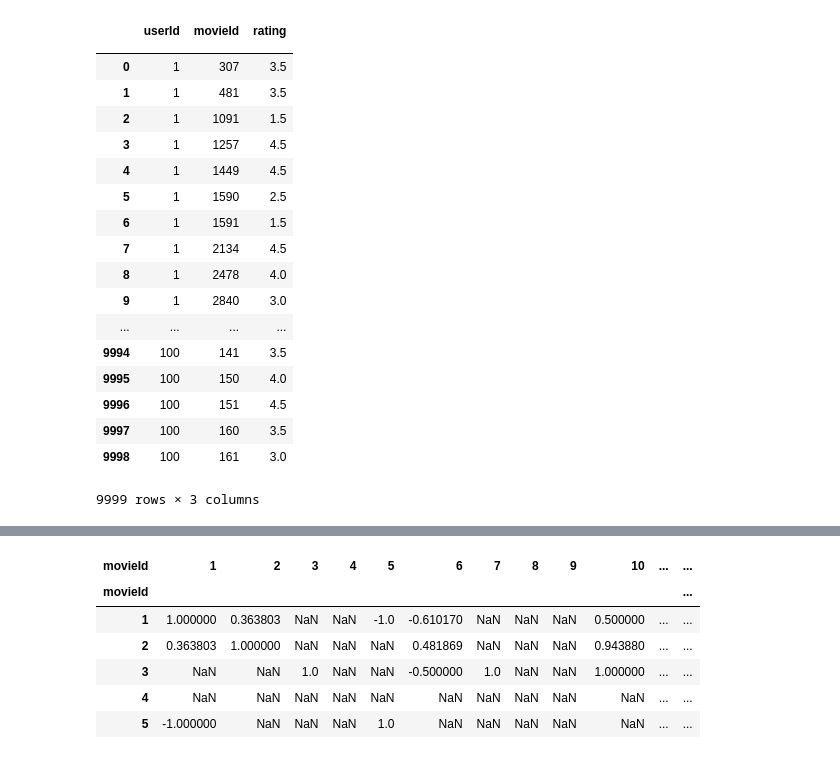
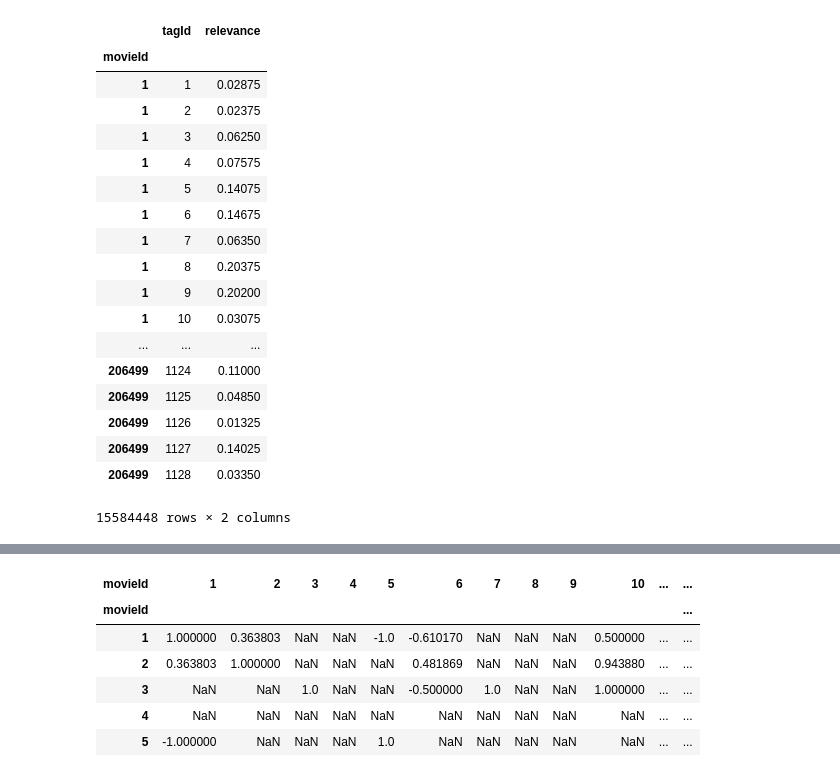
Before and after one commit to LJWill/MRS, a Jupyter notebook: itemCF.ipynb, the cells around one changed output, grey strips where cells are left out. Drawn from its saved outputs; the diff is of its cells as text; code cells hidden in the pictures.

```diff
--- a/itemCF.ipynb
+++ b/itemCF.ipynb
@@ -6,36 +7,40 @@ import seaborn as sns
 # from scipy.spatial.distance import cosine, correlation
 # %%
 # read data
-r_cols = ['', 'userId', 'movieId', 'rating']
-ratings = pd.read_csv('~/Downloads/smallRatingResult.csv',
+# r_cols = ['', 'userId', 'rating', 'timestamp', 'tmdbId']
+r_cols = ['movieId', 'tagId', 'relevance']
+ratings = pd.read_csv('~/Downloads/genome-scores.csv',
                       names=r_cols,
                       usecols=r_cols,
                       header=0,
                       index_col=0,
-                      low_memory=False,
-                      dtype={'userId':'int',
-                             'movieId':'int',
-                             'rating':'float'})
+#                       dtype={'userId':'int',
+#                              'rating':'float64',
+#                              'timestamp':'int64',
+#                              'tmdbId':'int64',
+#                             }
+                     )
 
-ratings.groupby('movieId')
+# ratings.drop('timestamp', inplace = True, axis=1)
+# ratings.groupby('movieId')
 ratings
 # %% [output]
-|  | userId | movieId | rating |
-|  |  |  |  |
-| 0 | 1 | 307 | 3.5 |
-| 1 | 1 | 481 | 3.5 |
-| 2 | 1 | 1091 | 1.5 |
-| 3 | 1 | 1257 | 4.5 |
-| 4 | 1 | 1449 | 4.5 |
-| 5 | 1 | 1590 | 2.5 |
-| 6 | 1 | 1591 | 1.5 |
-| 7 | 1 | 2134 | 4.5 |
-| 8 | 1 | 2478 | 4.0 |
-| 9 | 1 | 2840 | 3.0 |
-| ... | ... | ... | ... |
-| 9994 | 100 | 141 | 3.5 |
-| 9995 | 100 | 150 | 4.0 |
-| 9996 | 100 | 151 | 4.5 |
-| 9997 | 100 | 160 | 3.5 |
-| 9998 | 100 | 161 | 3.0 |
+|  | tagId | relevance |
+| movieId |  |  |
+| 1 | 1 | 0.02875 |
+| 1 | 2 | 0.02375 |
+| 1 | 3 | 0.06250 |
+| 1 | 4 | 0.07575 |
+| 1 | 5 | 0.14075 |
+| 1 | 6 | 0.14675 |
+| 1 | 7 | 0.06350 |
+| 1 | 8 | 0.20375 |
+| 1 | 9 | 0.20200 |
+| 1 | 10 | 0.03075 |
+| ... | ... | ... |
+| 206499 | 1124 | 0.11000 |
+| 206499 | 1125 | 0.04850 |
+| 206499 | 1126 | 0.01325 |
+| 206499 | 1127 | 0.14025 |
+| 206499 | 1128 | 0.03350 |
-9999 rows × 3 columns
+15584448 rows × 2 columns
```
Also changed, not shown: parts of 6 cells of this notebook.
